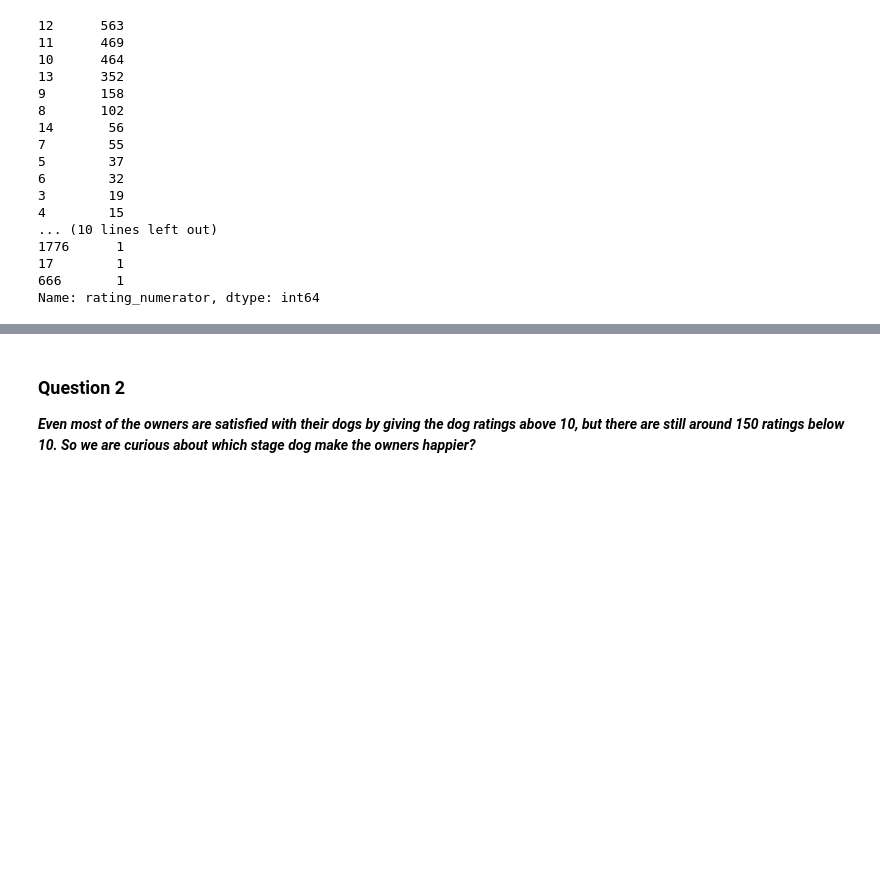
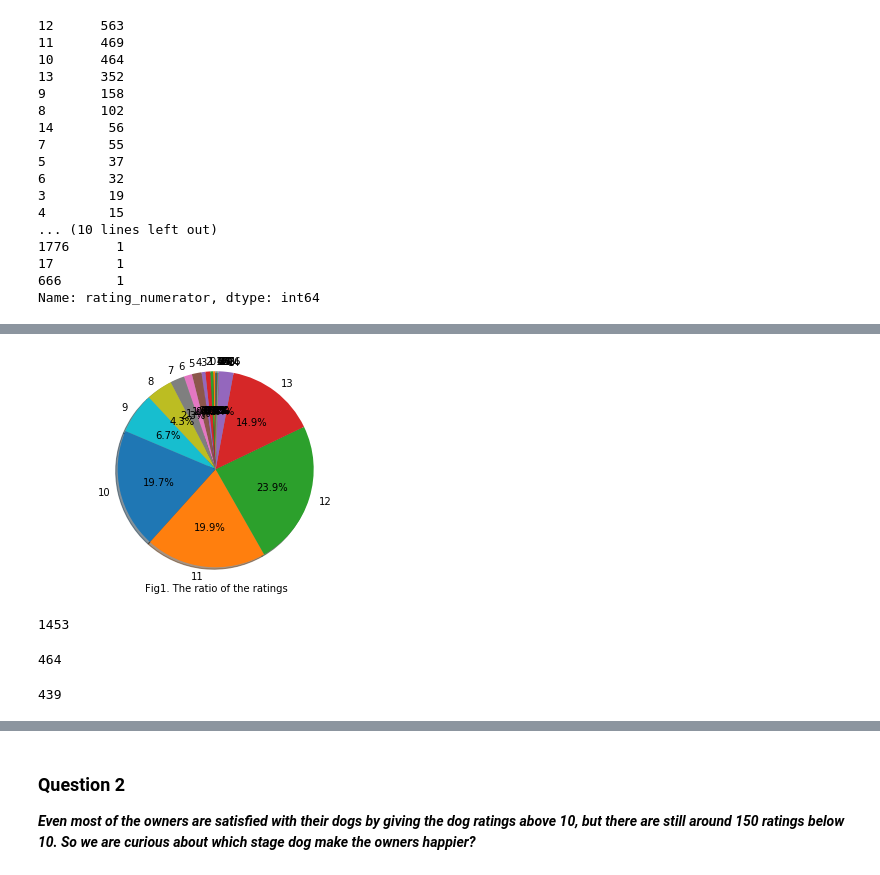
Before and after one commit to EllenZhangYarong/DataScience, a Jupyter notebook: DAND/CapstoneProjects/Project3_Twitter_WeRateDogs/wrangle_act.ipynb, the cells around one changed output, grey strips where cells are left out. Saved outputs shown, nothing was run; the diff lists cells and outputs as text; code cells hidden in the pictures; blank space fills up the shorter version.

Commit message:
Finish project: Data Wrangling

```diff
--- a/DAND/CapstoneProjects/Project3_Twitter_WeRateDogs/wrangle_act.ipynb
+++ b/DAND/CapstoneProjects/Project3_Twitter_WeRateDogs/wrangle_act.ipynb
@@ -1026,0 +1032,33 @@ plt.show()
+# %%
+data = df.rating_numerator.value_counts().sort_index()
+labels = data.index
+
+fig1, ax1 = plt.subplots()
+ax1.set_xlabel('Fig1. The ratio of the ratings')
+
+ax1.pie(data, autopct='%1.1f%%',labels=labels,
+        shadow=True, startangle=90)
+ax1.axis('equal')  # Equal aspect ratio ensures that pie is drawn as a circle.
+
+plt.show()
+
+extent = ax.get_window_extent().transformed(fig.dpi_scale_trans.inverted())
+fig1.savefig('ratings_ratio.PNG', bbox_inches=extent.expanded(1.3, 1.5))
+plt.close()
+# %% [output]
+[figure, added]
+# %%
+above_10 = df[df['rating_numerator']>10].shape[0]
+above_10
+# %% [output]
+1453
+# %%
+equal_10 = df[df['rating_numerator']==10].shape[0]
+equal_10
+# %% [output]
+464
+# %%
+under_10 = df[df['rating_numerator']<10].shape[0]
+under_10
+# %% [output]
+439
```
Also changed, not shown: parts of 37 cells of this notebook, 16 other files.
